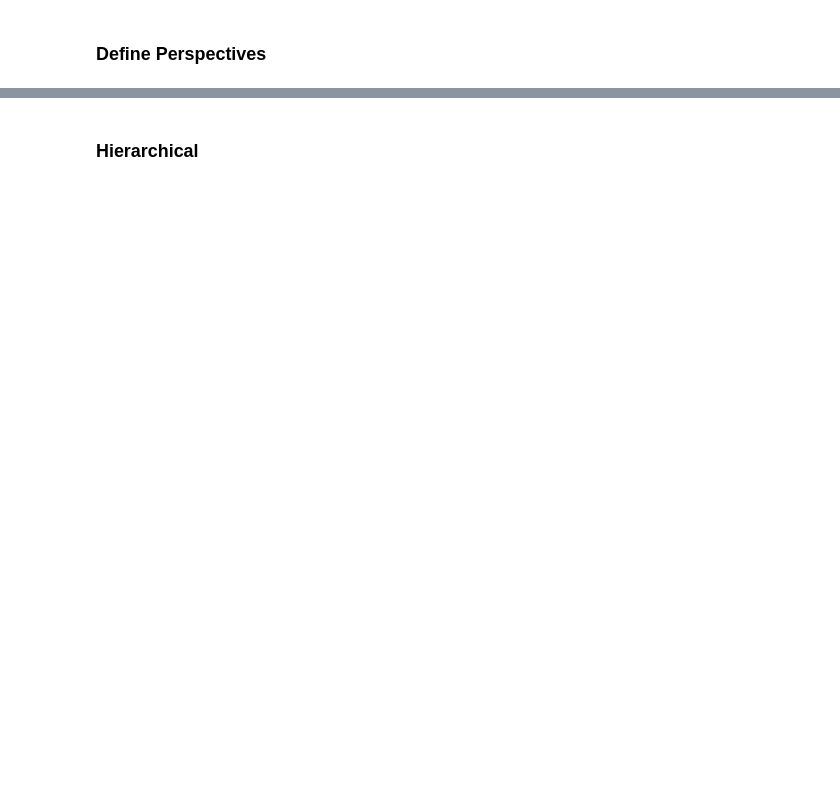
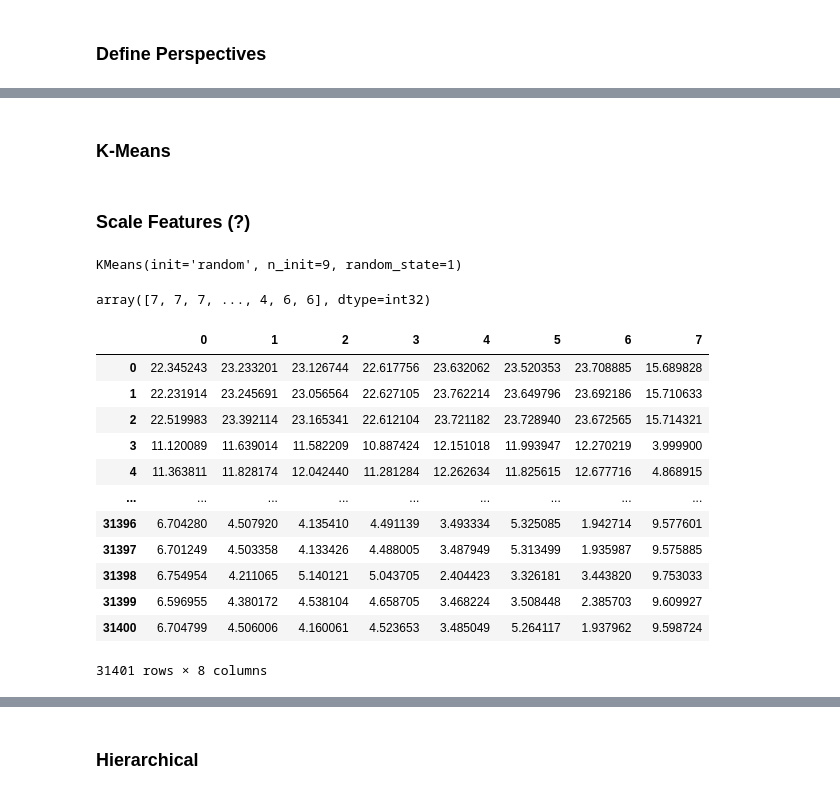
Before and after one commit to nunonuness/DM, a Jupyter notebook: Clustering.ipynb, the cells around one changed output, grey strips where cells are left out. Drawn from its saved outputs; the diff is of its cells as text; code cells hidden in the pictures; blank space fills up the shorter version.

```diff
--- a/Clustering.ipynb
+++ b/Clustering.ipynb
@@ -76,0 +146,30 @@ df = pd.read_csv('df2.csv')
+# %% [markdown]
+### K-Means
+# %% [markdown]
+### Scale Features (?)
+# %%
+kmclust = KMeans(n_clusters=8, init='random', n_init=9, random_state=1)
+# %%
+kmclust.fit(df[used_features])
+# %% [output]
+KMeans(init='random', n_init=9, random_state=1)
+# %%
+kmclust.predict(df[used_features])
+# %% [output]
+array([7, 7, 7, ..., 4, 6, 6], dtype=int32)
+# %%
+pd.DataFrame(kmclust.transform(df[used_features]))
+# %% [output]
+|  | 0 | 1 | 2 | 3 | 4 | 5 | 6 | 7 |
+| 0 | 22.345243 | 23.233201 | 23.126744 | 22.617756 | 23.632062 | 23.520353 | 23.708885 | 15.689828 |
+| 1 | 22.231914 | 23.245691 | 23.056564 | 22.627105 | 23.762214 | 23.649796 | 23.692186 | 15.710633 |
+| 2 | 22.519983 | 23.392114 | 23.165341 | 22.612104 | 23.721182 | 23.728940 | 23.672565 | 15.714321 |
+| 3 | 11.120089 | 11.639014 | 11.582209 | 10.887424 | 12.151018 | 11.993947 | 12.270219 | 3.999900 |
+| 4 | 11.363811 | 11.828174 | 12.042440 | 11.281284 | 12.262634 | 11.825615 | 12.677716 | 4.868915 |
+| ... | ... | ... | ... | ... | ... | ... | ... | ... |
+| 31396 | 6.704280 | 4.507920 | 4.135410 | 4.491139 | 3.493334 | 5.325085 | 1.942714 | 9.577601 |
+| 31397 | 6.701249 | 4.503358 | 4.133426 | 4.488005 | 3.487949 | 5.313499 | 1.935987 | 9.575885 |
+| 31398 | 6.754954 | 4.211065 | 5.140121 | 5.043705 | 2.404423 | 3.326181 | 3.443820 | 9.753033 |
+| 31399 | 6.596955 | 4.380172 | 4.538104 | 4.658705 | 3.468224 | 3.508448 | 2.385703 | 9.609927 |
+| 31400 | 6.704799 | 4.506006 | 4.160061 | 4.523653 | 3.485049 | 5.264117 | 1.937962 | 9.598724 |
+31401 rows × 8 columns
```
Also changed, not shown: parts of 21 cells of this notebook.
